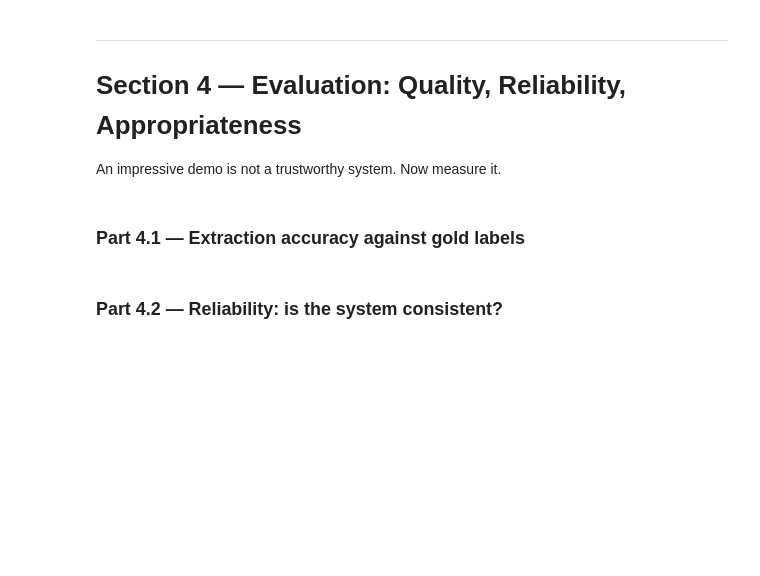
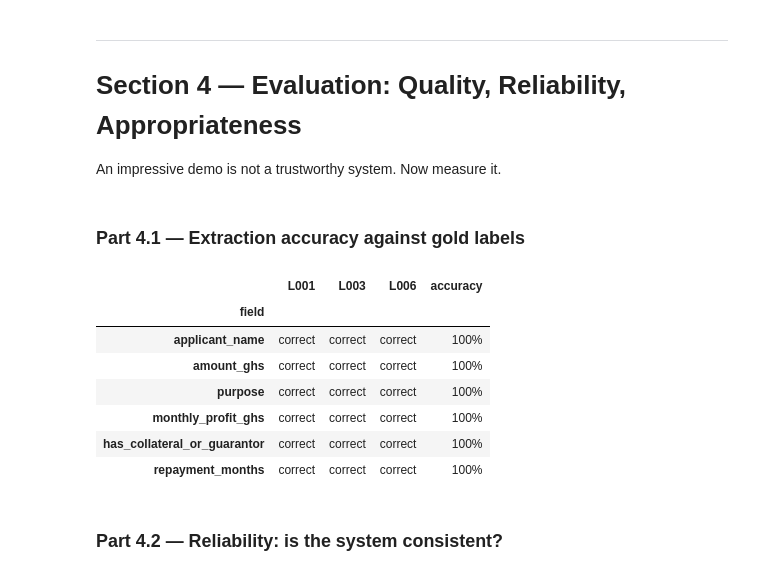
Before and after one commit to Burkifa23/lab-4-llm-decision-support, a Jupyter notebook: lab_4.ipynb, the cells around one changed output. Drawn from its saved outputs; the diff is of its cells as text; code cells hidden in the pictures; blank space fills up the shorter version.

```diff
--- a/lab_4.ipynb
+++ b/lab_4.ipynb
@@ -694,2 +688,90 @@ An impressive demo is not a trustworthy system. Now measure it.
+# %%
+# TODO: For the three letters in GOLD, compare your extracted DataFrame to the gold values
+#   field by field. Compute per-field accuracy across the three letters
+#   (name matching can be case-insensitive; numbers must match exactly).
+
+# TODO: Display a small table: rows = fields, columns = L001 / L003 / L006 / accuracy.
+
+# TODO: For the three letters in GOLD, compare your extracted DataFrame to the gold values
+#   field by field. Compute per-field accuracy across the three letters
+#   (name matching can be case-insensitive; numbers must match exactly).
+
+# TODO: Display a small table: rows = fields, columns = L001 / L003 / L006 / accuracy.
+
+
+import pandas as pd
+from IPython.display import display
+
+evaluation_rows = []
+
+for field in FIELDS:
+    row_data = {}
+    correct_count = 0
+
+    # Loop through the three gold-standard letters (L001, L003, L006)
+    for lid in GOLD:
+        gold_val = GOLD[lid][field]
+
+        # 1. Safely fetch the prediction from the dataframe we made in 3.2
+        if lid in extract_df.index:
+            pred_val = extract_df.loc[lid, field]
+            # Convert pandas NaN (Not a Number) back to Python None for easier comparison
+            if pd.isna(pred_val):
+                pred_val = None
+        else:
+            pred_val = None
+
+        # 2. Compare the prediction to the gold value
+        is_match = False
+
+        if gold_val is None and pred_val is None:
+            is_match = True
+        elif gold_val is None or pred_val is None:
+            is_match = False
+
+        elif field == "applicant_name":
+            # Case-insensitive string match
+            is_match = str(gold_val).strip().lower() == str(pred_val).strip().lower()
+
+        elif field == "purpose":
+            # Purpose is free-text, so check if at least 50% of the gold words are in the prediction
+            gold_words = set(str(gold_val).lower().split())
+            pred_words = set(str(pred_val).lower().split())
+            overlap = len(gold_words.intersection(pred_words))
+            if len(gold_words) > 0 and (overlap / len(gold_words)) >= 0.5:
+                is_match = True
+
+        elif field == "has_collateral_or_guarantor":
+            is_match = bool(gold_val) == bool(pred_val)
+
+        else:
+            # Numbers (amount_ghs, monthly_profit_ghs, repayment_months)
+            try:
+                is_match = float(gold_val) == float(pred_val)
+            except:
+                is_match = False
+
+        # 3. Record the result for this letter
+        row_data[lid] = "correct" if is_match else "WRONG"
+        if is_match:
+            correct_count += 1
+
+    # Calculate accuracy for this specific field across the 3 letters
+    row_data["accuracy"] = f"{(correct_count / len(GOLD)):.0%}"
+    evaluation_rows.append(row_data)
+
+# Create and display the final table
+accuracy_df = pd.DataFrame(evaluation_rows, index=FIELDS)
+accuracy_df.index.name = "field"
+display(accuracy_df)
+# %% [output]
+|  | L001 | L003 | L006 | accuracy |
+| field |  |  |  |  |
+| applicant_name | correct | correct | correct | 100% |
+| amount_ghs | correct | correct | correct | 100% |
+| purpose | correct | correct | correct | 100% |
+| monthly_profit_ghs | correct | correct | correct | 100% |
+| has_collateral_or_guarantor | correct | correct | correct | 100% |
+| repayment_months | correct | correct | correct | 100% |
 # %% [markdown]
 ### Part 4.2 — Reliability: is the system consistent?
```
Also changed, not shown: parts of 7 cells of this notebook.
